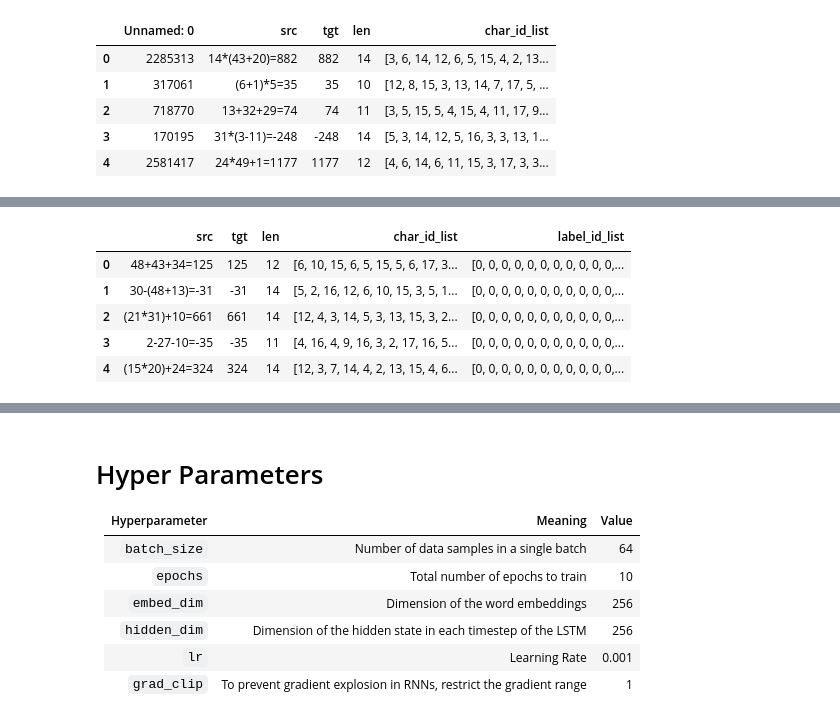
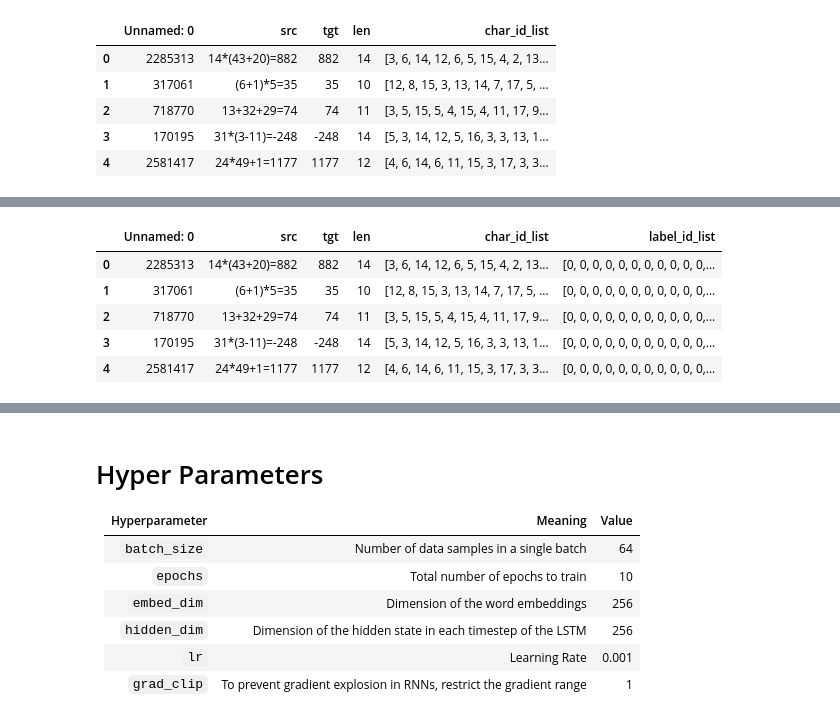
Before and after one commit to Yucheng0208/NTUT-CSIE-Master-Course, a Jupyter notebook: 113-1/NTHU Natural Language Processing/Assignment2/main.ipynb, the cells around one changed output, grey strips where cells are left out. Drawn from its saved outputs; the diff is of its cells as text; code cells hidden in the pictures.

```diff
--- a/113-1/NTHU Natural Language Processing/Assignment2/main.ipynb
+++ b/113-1/NTHU Natural Language Processing/Assignment2/main.ipynb
@@ -95,17 +95,3 @@ df_train.head()
 | 2 | 718770 | 13+32+29=74 | 74 | 11 | [3, 5, 15, 5, 4, 15, 4, 11, 17, 9... |
 | 3 | 170195 | 31*(3-11)=-248 | -248 | 14 | [5, 3, 14, 12, 5, 16, 3, 3, 13, 1... |
 | 4 | 2581417 | 24*49+1=1177 | 1177 | 12 | [4, 6, 14, 6, 11, 15, 3, 17, 3, 3... |
-# %%
-# Write your code here
-df_train_char_id_list = df_train['src'].apply(lambda x: [char_to_id[char] for char in x] + [char_to_id['<eos>']])
-df_train_label_id_list = df_train['tgt'].apply(lambda x: [char_to_id['<pad>']] * (df_train['len'].max() - len(x)) + [char_to_id[char] for char in x] + [char_to_id['<eos>']])
-df_train = pd.DataFrame(
-    {
-        "src": df_train["src"],
-        "tgt": df_train["tgt"],
-        "len": df_train["len"],
-        "char_id_list": df_train_char_id_list,
-        "label_id_list": df_train_label_id_list
-    }
-)
-df_train.head()
@@ -119,20 +98,29 @@ df_train.head()
-# %%
-df_eval_char_id_list = df_eval['src'].apply(lambda x: [char_to_id[char] for char in x] + [char_to_id['<eos>']])
-df_eval_label_id_list = df_eval['tgt'].apply(lambda x: [char_to_id['<pad>']] * (df_eval['len'].max() - len(x)) + [char_to_id[char] for char in x] + [char_to_id['<eos>']])
-df_eval = pd.DataFrame(
-    {
-        "src": df_eval["src"],
-        "tgt": df_eval["tgt"],
-        "len": df_eval["len"],
-        "char_id_list": df_eval_char_id_list,
-        "label_id_list": df_eval_label_id_list
-    }
-)
-df_eval.head()
-# %% [output]
-|  | src | tgt | len | char_id_list | label_id_list |
-| 0 | 48+43+34=125 | 125 | 12 | [6, 10, 15, 6, 5, 15, 5, 6, 17, 3... | [0, 0, 0, 0, 0, 0, 0, 0, 0, 0, 0,... |
-| 1 | 30-(48+13)=-31 | -31 | 14 | [5, 2, 16, 12, 6, 10, 15, 3, 5, 1... | [0, 0, 0, 0, 0, 0, 0, 0, 0, 0, 0,... |
-| 2 | (21*31)+10=661 | 661 | 14 | [12, 4, 3, 14, 5, 3, 13, 15, 3, 2... | [0, 0, 0, 0, 0, 0, 0, 0, 0, 0, 0,... |
-| 3 | 2-27-10=-35 | -35 | 11 | [4, 16, 4, 9, 16, 3, 2, 17, 16, 5... | [0, 0, 0, 0, 0, 0, 0, 0, 0, 0, 0,... |
-| 4 | (15*20)+24=324 | 324 | 14 | [12, 3, 7, 14, 4, 2, 13, 15, 4, 6... | [0, 0, 0, 0, 0, 0, 0, 0, 0, 0, 0,... |
+# %%
+import numpy as np
+
+# 提前計算 len 的最大值
+max_len = df_train['len'].max()
+
+# 建立 src 和 tgt 的 char_id_list 和 label_id_list
+src_char_id_list = []
+label_id_list = []
+
+for row in df_train.itertuples(index=False):
+    src_char_ids = [char_to_id[char] for char in row.src] + [char_to_id['<eos>']]
+    tgt_char_ids = [char_to_id['<pad>']] * (max_len - len(row.tgt)) + [char_to_id[char] for char in row.tgt] + [char_to_id['<eos>']]
+
+    src_char_id_list.append(src_char_ids)
+    label_id_list.append(tgt_char_ids)
+
+# 重新構建 DataFrame
+df_train['char_id_list'] = src_char_id_list
+df_train['label_id_list'] = label_id_list
+
+df_train.head()
+# %% [output]
+|  | Unnamed: 0 | src | tgt | len | char_id_list | label_id_list |
+| 0 | 2285313 | 14*(43+20)=882 | 882 | 14 | [3, 6, 14, 12, 6, 5, 15, 4, 2, 13... | [0, 0, 0, 0, 0, 0, 0, 0, 0, 0, 0,... |
+| 1 | 317061 | (6+1)*5=35 | 35 | 10 | [12, 8, 15, 3, 13, 14, 7, 17, 5, ... | [0, 0, 0, 0, 0, 0, 0, 0, 0, 0, 0,... |
+| 2 | 718770 | 13+32+29=74 | 74 | 11 | [3, 5, 15, 5, 4, 15, 4, 11, 17, 9... | [0, 0, 0, 0, 0, 0, 0, 0, 0, 0, 0,... |
+| 3 | 170195 | 31*(3-11)=-248 | -248 | 14 | [5, 3, 14, 12, 5, 16, 3, 3, 13, 1... | [0, 0, 0, 0, 0, 0, 0, 0, 0, 0, 0,... |
+| 4 | 2581417 | 24*49+1=1177 | 1177 | 12 | [4, 6, 14, 6, 11, 15, 3, 17, 3, 3... | [0, 0, 0, 0, 0, 0, 0, 0, 0, 0, 0,... |
```
Also changed, not shown: parts of 8 cells of this notebook.
